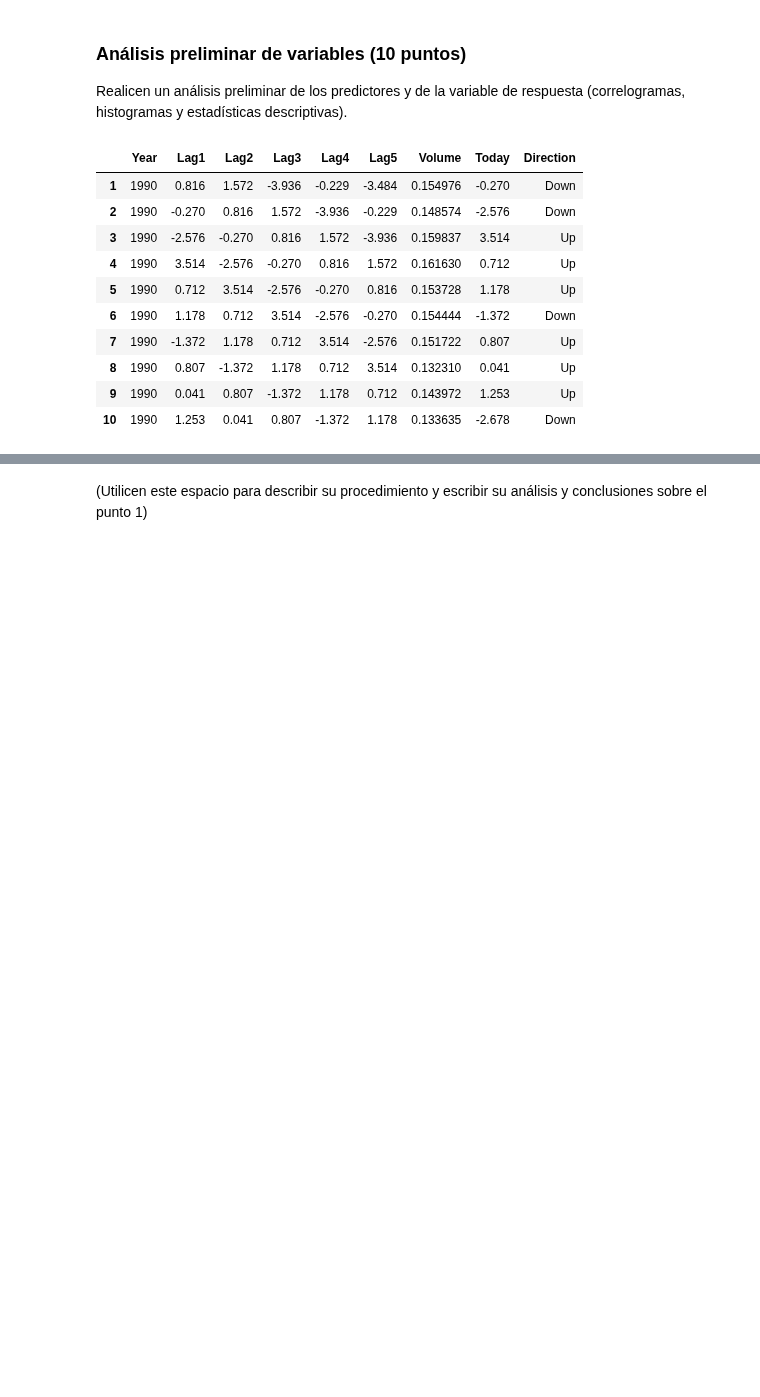
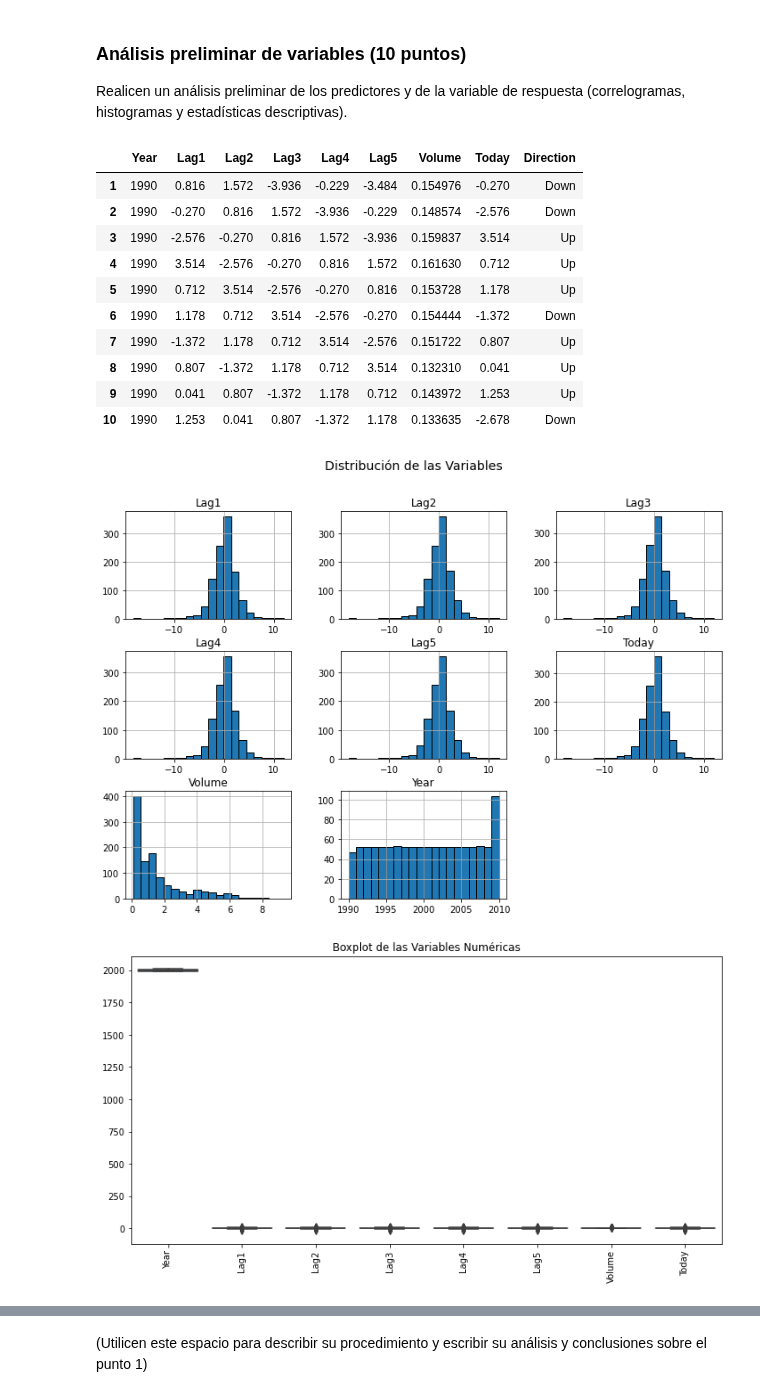
Before and after one commit to carrasquintero/Entrega_ETL, a Jupyter notebook: ML/Caso aplicación de árboles de decisión y ensamblajes.ipynb, the cells around one changed output, grey strips where cells are left out. Drawn from its saved outputs; the diff is of its cells as text; code cells hidden in the pictures; blank space fills up the shorter version.

```diff
--- a/ML/Caso aplicación de árboles de decisión y ensamblajes.ipynb
+++ b/ML/Caso aplicación de árboles de decisión y ensamblajes.ipynb
@@ -73,3 +74,24 @@ weekly.head(10)
 | 8 | 1990 | 0.807 | -1.372 | 1.178 | 0.712 | 3.514 | 0.132310 | 0.041 | Up |
 | 9 | 1990 | 0.041 | 0.807 | -1.372 | 1.178 | 0.712 | 0.143972 | 1.253 | Up |
 | 10 | 1990 | 1.253 | 0.041 | 0.807 | -1.372 | 1.178 | 0.133635 | -2.678 | Down |
+# %%
+# Histograma de las variables numéricas
+weekly.hist(figsize=(12, 8), bins=20, edgecolor='black')
+plt.suptitle("Distribución de las Variables", fontsize=14)
+plt.show()
+
+# Boxplot para detectar valores atípicos
+plt.figure(figsize=(12, 6))
+sns.boxplot(data=weekly)
+plt.xticks(rotation=90)
+plt.title("Boxplot de las Variables Numéricas")
+plt.show()
+
+# Matriz de correlación
+plt.figure(figsize=(10, 6))
+sns.heatmap(weekly.corr(), annot=True, cmap='coolwarm', fmt=".2f")
+plt.title("Matriz de Correlación")
+plt.show()
+# %% [output]
+[figure, added]
+[figure, added]
```
Also changed, not shown: parts of 11 cells of this notebook.
